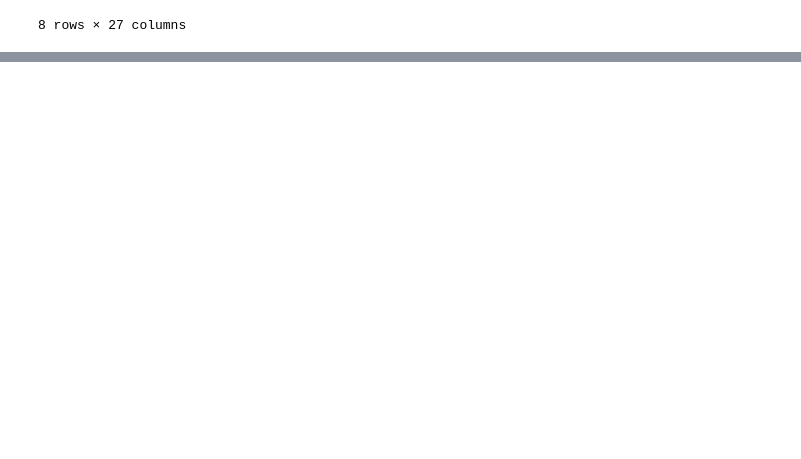
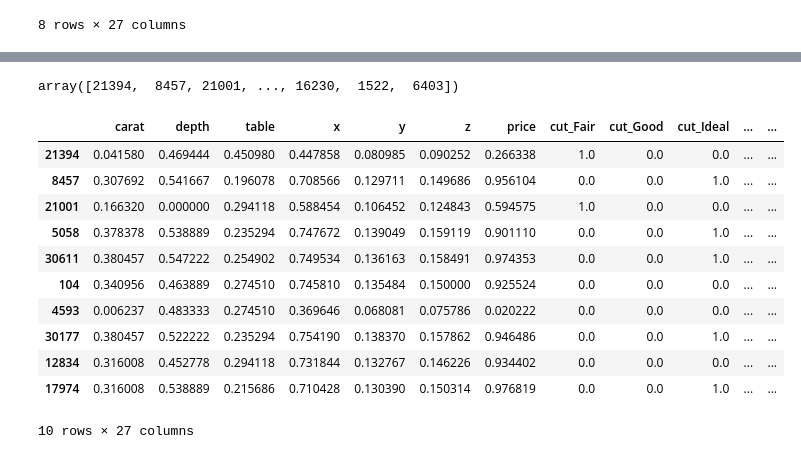
Before and after one commit to Lsdbot/Diamond, a Jupyter notebook: Data_preprocessing.ipynb, the cells around one changed output, grey strips where cells are left out. Cells and saved outputs as stored; diff of their text form; code cells hidden in the pictures; blank space fills up the shorter version.

```diff
--- a/Data_preprocessing.ipynb
+++ b/Data_preprocessing.ipynb
@@ -101,3 +102,5 @@ db2.describe()
 | 75% | 0.174636 | 0.541667 | 0.294118 | 0.608939 | 0.111036 | 0.126730 | 0.689026 | 0.000000 | 0.000000 | 1.000000 | ... | ... |
 | max | 1.000000 | 1.000000 | 1.000000 | 1.000000 | 1.000000 | 1.000000 | 1.000000 | 1.000000 | 1.000000 | 1.000000 | ... | ... |
 8 rows × 27 columns
+# %%
+db_temp = db2[["carat", "depth", "table", "x", "y", "z", "price"]].values
@@ -103,0 +121,24 @@ db2.describe()
+# %%
+column_eif = iso.iForest(db_temp.values, ntrees = 500, sample_size = 256, ExtensionLevel = 1)
+# %%
+S1 = column_eif.compute_paths(X_in = db_temp.values)
+# %%
+np.argsort(S1)[-2000:]
+# %% [output]
+array([21394,  8457, 21001, ..., 16230,  1522,  6403])
+# %%
+mod_data = db2.loc[np.argsort(S1)[-2000:]]
+mod_data[:10]
+# %% [output]
+|  | carat | depth | table | x | y | z | price | cut_Fair | cut_Good | cut_Ideal | ... | ... |
+| 21394 | 0.041580 | 0.469444 | 0.450980 | 0.447858 | 0.080985 | 0.090252 | 0.266338 | 1.0 | 0.0 | 0.0 | ... | ... |
+| 8457 | 0.307692 | 0.541667 | 0.196078 | 0.708566 | 0.129711 | 0.149686 | 0.956104 | 0.0 | 0.0 | 1.0 | ... | ... |
+| 21001 | 0.166320 | 0.000000 | 0.294118 | 0.588454 | 0.106452 | 0.124843 | 0.594575 | 1.0 | 0.0 | 0.0 | ... | ... |
+| 5058 | 0.378378 | 0.538889 | 0.235294 | 0.747672 | 0.139049 | 0.159119 | 0.901110 | 0.0 | 0.0 | 1.0 | ... | ... |
+| 30611 | 0.380457 | 0.547222 | 0.254902 | 0.749534 | 0.136163 | 0.158491 | 0.974353 | 0.0 | 0.0 | 1.0 | ... | ... |
+| 104 | 0.340956 | 0.463889 | 0.274510 | 0.745810 | 0.135484 | 0.150000 | 0.925524 | 0.0 | 0.0 | 0.0 | ... | ... |
+| 4593 | 0.006237 | 0.483333 | 0.274510 | 0.369646 | 0.068081 | 0.075786 | 0.020222 | 0.0 | 0.0 | 0.0 | ... | ... |
+| 30177 | 0.380457 | 0.522222 | 0.235294 | 0.754190 | 0.138370 | 0.157862 | 0.946486 | 0.0 | 0.0 | 1.0 | ... | ... |
+| 12834 | 0.316008 | 0.452778 | 0.294118 | 0.731844 | 0.132767 | 0.146226 | 0.934402 | 0.0 | 0.0 | 0.0 | ... | ... |
+| 17974 | 0.316008 | 0.538889 | 0.215686 | 0.710428 | 0.130390 | 0.150314 | 0.976819 | 0.0 | 0.0 | 1.0 | ... | ... |
+10 rows × 27 columns
```
Also changed, not shown: parts of 2 cells of this notebook.
